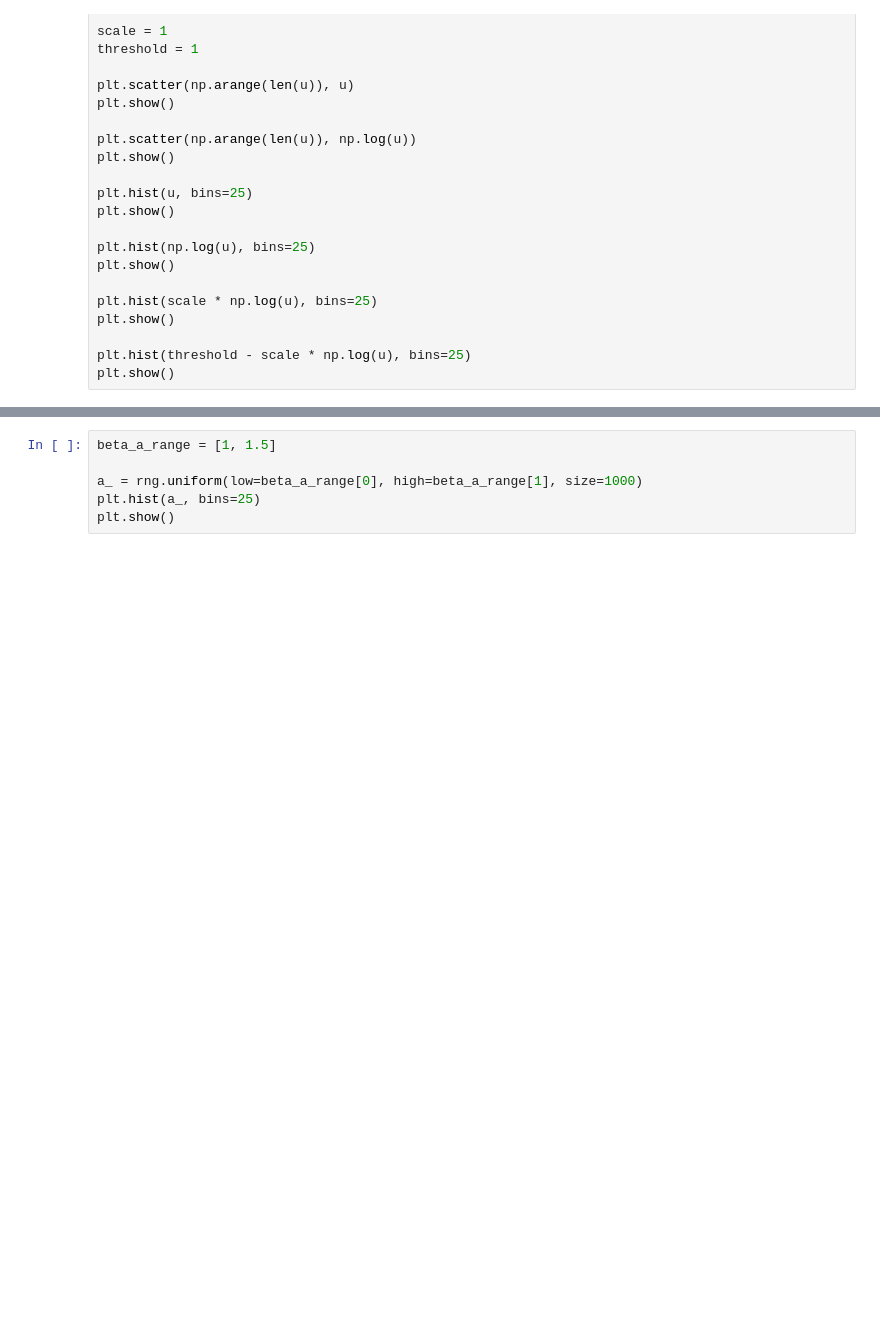
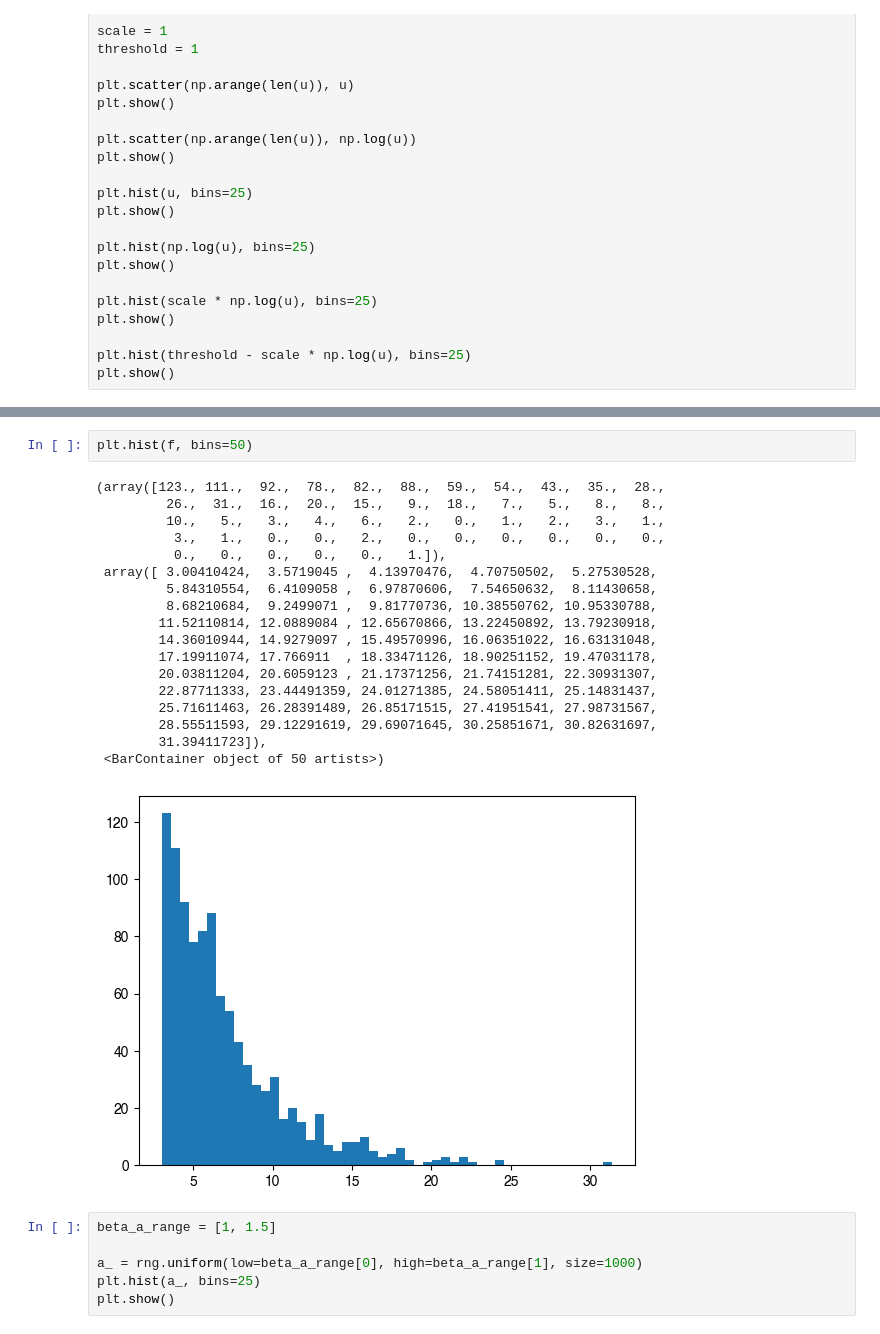
Before and after one commit to a-darcher/response_generator, a Jupyter notebook: dev_nbs/params.ipynb, the cells around one changed output, grey strips where cells are left out. Drawn from its saved outputs; the diff is of its cells as text; blank space fills up the shorter version.

```diff
--- a/dev_nbs/params.ipynb
+++ b/dev_nbs/params.ipynb
@@ -57,3 +91,24 @@ plt.show()
+# %%
+plt.hist(f, bins=50)
+# %% [output]
+(array([123., 111.,  92.,  78.,  82.,  88.,  59.,  54.,  43.,  35.,  28.,
+         26.,  31.,  16.,  20.,  15.,   9.,  18.,   7.,   5.,   8.,   8.,
+         10.,   5.,   3.,   4.,   6.,   2.,   0.,   1.,   2.,   3.,   1.,
+          3.,   1.,   0.,   0.,   2.,   0.,   0.,   0.,   0.,   0.,   0.,
+          0.,   0.,   0.,   0.,   0.,   1.]),
+ array([ 3.00410424,  3.5719045 ,  4.13970476,  4.70750502,  5.27530528,
+         5.84310554,  6.4109058 ,  6.97870606,  7.54650632,  8.11430658,
+         8.68210684,  9.2499071 ,  9.81770736, 10.38550762, 10.95330788,
+        11.52110814, 12.0889084 , 12.65670866, 13.22450892, 13.79230918,
+        14.36010944, 14.9279097 , 15.49570996, 16.06351022, 16.63131048,
+        17.19911074, 17.766911  , 18.33471126, 18.90251152, 19.47031178,
+        20.03811204, 20.6059123 , 21.17371256, 21.74151281, 22.30931307,
+        22.87711333, 23.44491359, 24.01271385, 24.58051411, 25.14831437,
+        25.71611463, 26.28391489, 26.85171515, 27.41951541, 27.98731567,
+        28.55511593, 29.12291619, 29.69071645, 30.25851671, 30.82631697,
+        31.39411723]),
+ <BarContainer object of 50 artists>)
+[figure, added]
 # %%
 beta_a_range = [1, 1.5]
 
```
Also changed, not shown: parts of 9 cells of this notebook, 1 other file.
